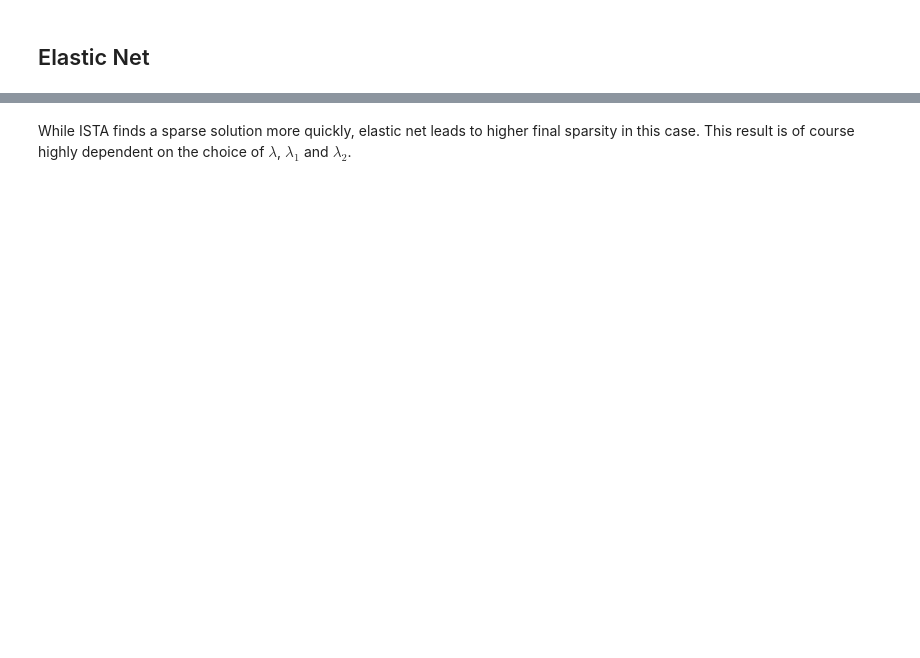
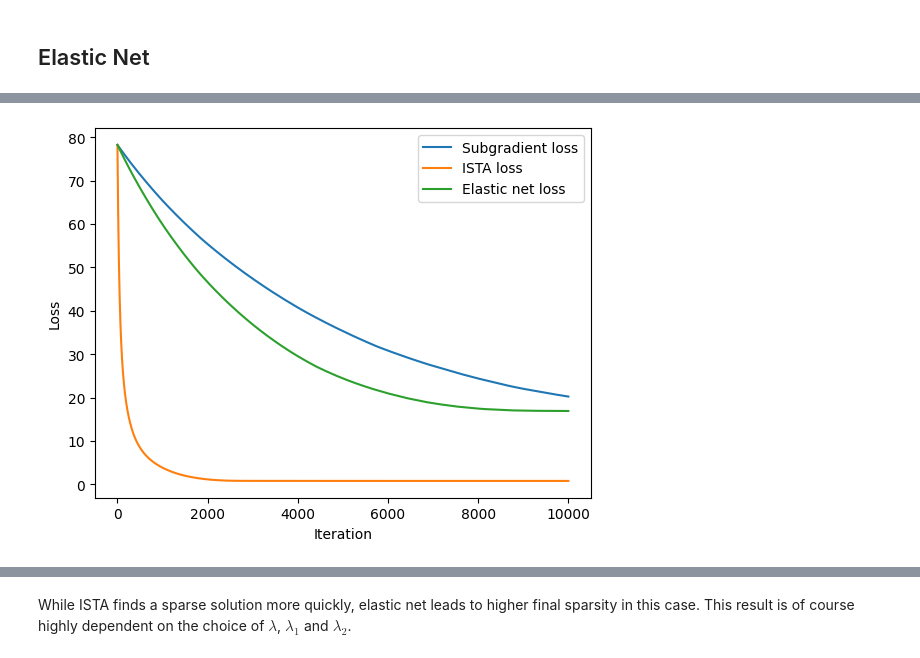
Before and after one commit to lostinentropy/lasso-regression, a Jupyter notebook: lasso-regression.ipynb, the cells around one changed output, grey strips where cells are left out. Saved outputs shown, nothing was run; the diff lists cells and outputs as text; code cells hidden in the pictures; blank space fills up the shorter version.

```diff
--- a/lasso-regression.ipynb
+++ b/lasso-regression.ipynb
@@ -443,3 +463,19 @@ model_3 = deepcopy(model_1)
 metrics_1 = courselib.fit(model_1, sub_optim, X, y, num_epochs=10000, metrics_dict={"l2": l2})
 metrics_2 = courselib.fit(model_2, ista, X, y, num_epochs=10000, metrics_dict={"l2": l2})
 metrics_3 = courselib.fit(model_3, elastic, X, y, num_epochs=10000, metrics_dict={"l2": l2})
+# %%
+plt.plot(metrics_1["l2"])
+plt.plot(metrics_2["l2"])
+plt.plot(metrics_3["l2"])
+plt.legend(
+    [
+        "Subgradient loss",
+        "ISTA loss",
+        "Elastic net loss",
+    ]
+)
+plt.xlabel("Iteration")
+plt.ylabel("Loss")
+plt.show()
+# %% [output]
+[figure, added]
```
Also changed, not shown: parts of 10 cells of this notebook.
